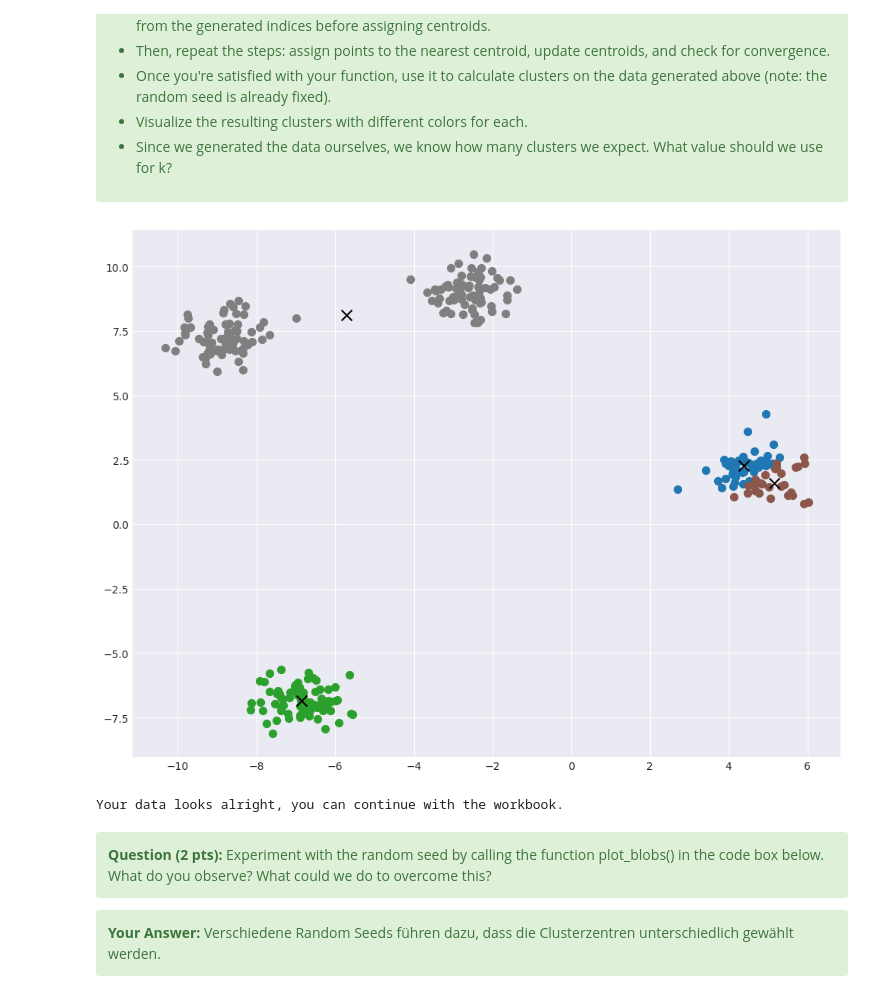
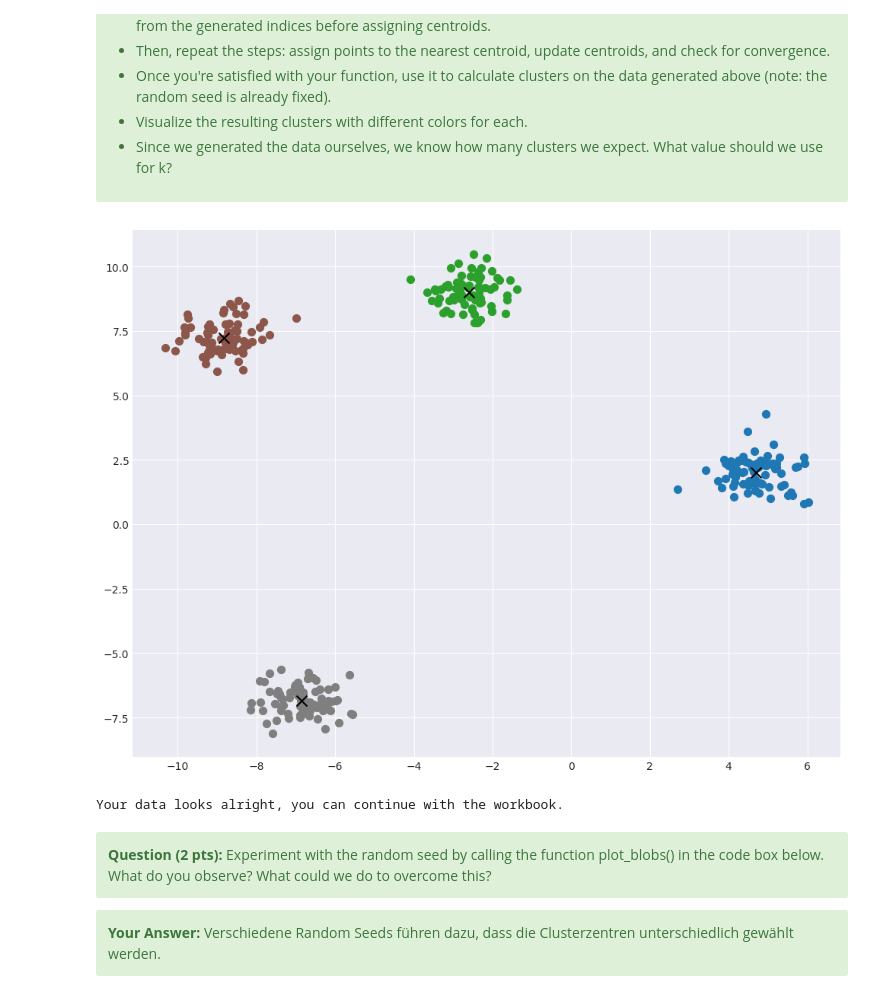
Before and after one commit to anton-seifert/LAMA, a Jupyter notebook: task-3-unsupervised-learning/2_clustering.ipynb, the cells around one changed output. Drawn from its saved outputs; the diff is of its cells as text; code cells hidden in the pictures.

```diff
--- a/task-3-unsupervised-learning/2_clustering.ipynb
+++ b/task-3-unsupervised-learning/2_clustering.ipynb
@@ -127,7 +127,8 @@ def find_clusters(X: np.ndarray, n_clusters: int, rseed: int) -> Tuple[np.ndarra
     # STUDENT CODE HERE (4 pts)
     rnd = np.random.RandomState(seed=rseed)
 
-    indices = rnd.permutation(X.shape[0])  # bei randint kann es zu dopplungen kommen
+    #indices = rnd.permutation(X.shape[0])  # bei randint kann es zu dopplungen kommen
+    indices = rnd.randint(0,len(X), size = n_clusters)
     k_points = indices[:n_clusters]
     centers = X[k_points]
     hasconverged=False
@@ -149,34 +150,34 @@ def find_clusters(X: np.ndarray, n_clusters: int, rseed: int) -> Tuple[np.ndarra
 
 ## Use your function to calcualate the clusters and visualise them with different colours
 
 centers: np.ndarray
 labels_blob: np.ndarray
 
 
 def plot_blobs(X, n_clusters, rseed):
     # STUDENT CODE HERE (2 pts)
     centers, labels_blob = find_clusters(X, n_clusters, rseed)
 
     colors = plt.colormaps.get_cmap("tab10")
 
 
     for cluster in range(n_clusters):
         plt.scatter(X[labels_blob==cluster,0], X[labels_blob==cluster, 1], s=50,color = colors(cluster / n_clusters))
 
     plt.scatter(centers[:,0], centers[:,1], s=100, color='black', marker='x')
 
     plt.show()
 
     return centers, labels_blob
 
     # STUDENT CODE until HERE
 
 centers_blob, labels_blob = plot_blobs(X_blob, 4, RANDOM_STATE)
 
 # Sanity check - compare your results
 test_func.test_labels_blob(labels_blob)
 # %% [output]
-[figure, old version]
+[figure, new version]
 Your data looks alright, you can continue with the workbook.
 # %% [markdown]
 <div class="alert alert-block alert-success">
```
Also changed, not shown: parts of 5 cells of this notebook, 2 other files.
